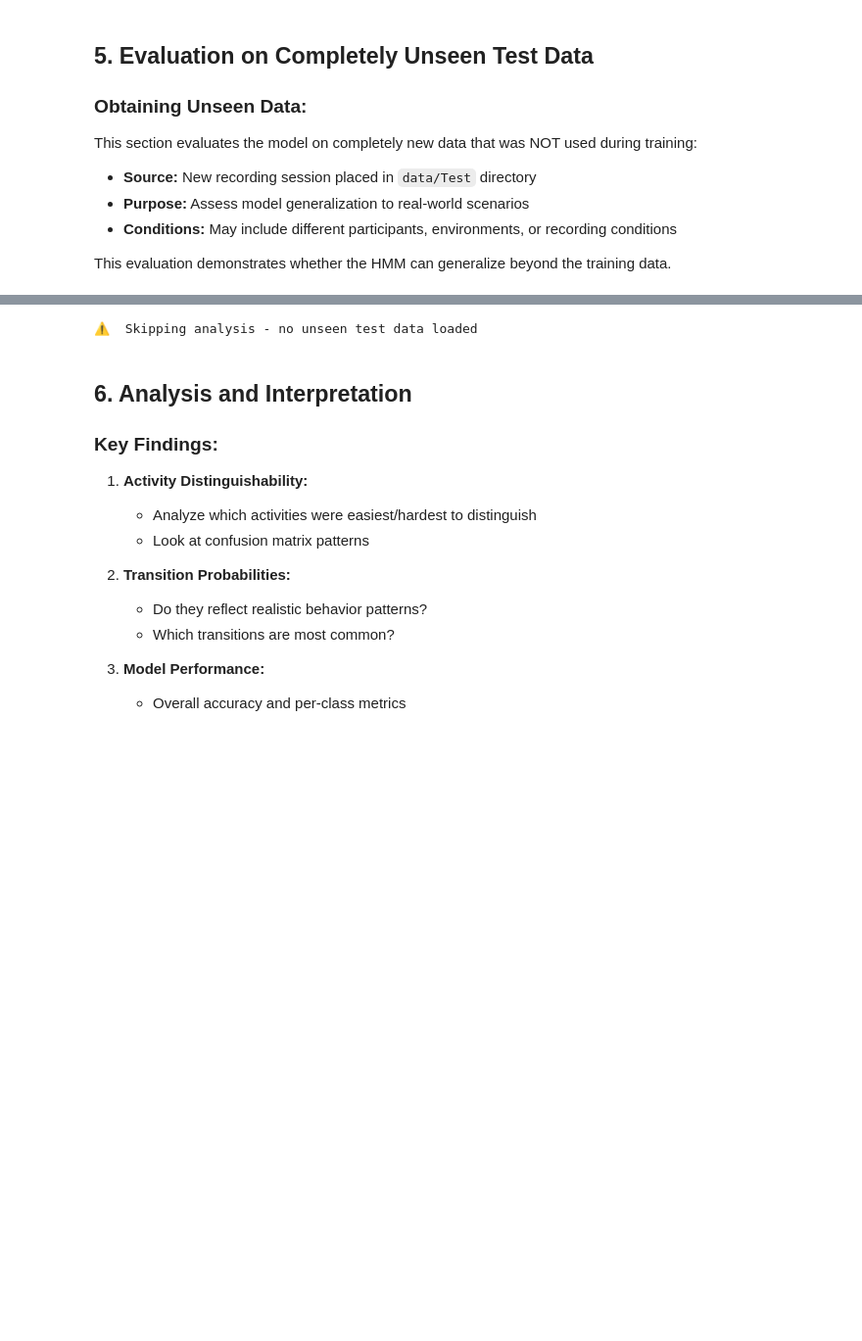
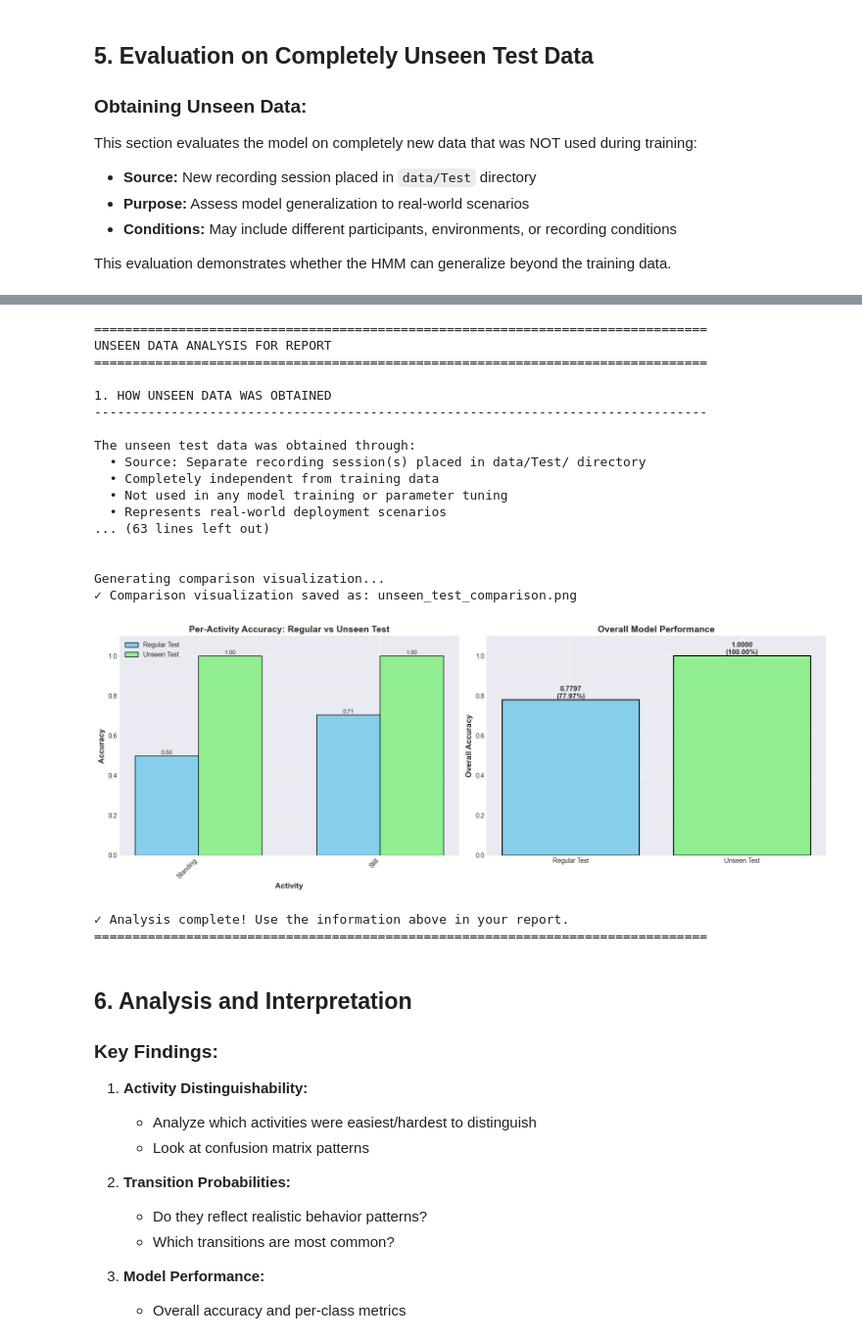
Before and after one commit to amuhirwa/HMM, a Jupyter notebook: notebook.ipynb, the cells around one changed output, grey strips where cells are left out. Shown at 98% size. Drawn from its saved outputs; the diff is of its cells as text; code cells hidden in the pictures; blank space fills up the shorter version.

```diff
--- a/notebook.ipynb
+++ b/notebook.ipynb
@@ -1996,7 +2053,7 @@ else:
 # Generate Required Evaluation Metrics Table for Unseen Data
 
 if not unseen_test_data or all(len(unseen_test_data[act]) == 0 for act in unseen_test_data):
-    print("⚠️  Skipping metrics table - no unseen test data loaded")
+    print(" Skipping metrics table - no unseen test data loaded")
 else:
     print("\n" + "="*80)
     print("DETAILED METRICS PER ACTIVITY - UNSEEN TEST DATA")
@@ -2005,7 +2062,7 @@ else:
     # Calculate detailed metrics for each class
     unseen_results_table = []
 
-    for idx, activity in enumerate(hmm.state_names):
+    for idx, activity in enumerate(unique_labels_unseen):
         # True Positives, False Positives, True Negatives, False Negatives
         tp = cm_unseen[idx, idx]
         fp = cm_unseen[:, idx].sum() - tp
@@ -2127,7 +2200,7 @@ Characteristics of unseen test data:
     print(f"\n\nPer-Activity Generalization:")
     print("-"*80)
 
-    for idx, activity in enumerate(hmm.state_names):
+    for idx, activity in enumerate(unique_labels_unseen):
         if activity in unique_unseen:
             # Regular test accuracy
             regular_correct = cm[idx, idx]
@@ -2182,7 +2255,7 @@ D. Conclusions:
     regular_accs = []
     unseen_accs = []
 
-    for idx, activity in enumerate(hmm.state_names):
+    for idx, activity in enumerate(unique_labels_unseen):
         if activity in unique_unseen:
             regular_correct = cm[idx, idx]
             regular_total = cm[idx, :].sum()
@@ -2215,34 +2288,53 @@ D. Conclusions:
             height = bar.get_height()
             axes[0].text(bar.get_x() + bar.get_width()/2., height,
                         f'{height:.2f}', ha='center', va='bottom', fontsize=9)
 
     # Overall comparison
     comparison_data = ['Regular Test', 'Unseen Test']
     comparison_accs = [accuracy, accuracy_unseen]
     colors = ['skyblue', 'lightgreen']
 
     bars = axes[1].bar(comparison_data, comparison_accs, color=colors, edgecolor='black', linewidth=1.5)
     axes[1].set_ylabel('Overall Accuracy', fontweight='bold', fontsize=12)
     axes[1].set_title('Overall Model Performance', fontweight='bold', fontsize=14)
     axes[1].set_ylim([0, 1.1])
     axes[1].grid(True, alpha=0.3, axis='y')
 
     # Add value labels
     for bar, acc in zip(bars, comparison_accs):
         height = bar.get_height()
         axes[1].text(bar.get_x() + bar.get_width()/2., height,
                     f'{acc:.4f}\n({acc*100:.2f}%)', ha='center', va='bottom',
                     fontweight='bold', fontsize=11)
 
     plt.tight_layout()
     plt.savefig('unseen_test_comparison.png', dpi=300, bbox_inches='tight')
     print("✓ Comparison visualization saved as: unseen_test_comparison.png")
     plt.show()
 
     print("\n✓ Analysis complete! Use the information above in your report.")
     print("="*80)
 # %% [output]
-⚠️  Skipping analysis - no unseen test data loaded
+================================================================================
+UNSEEN DATA ANALYSIS FOR REPORT
+================================================================================
+
+1. HOW UNSEEN DATA WAS OBTAINED
+--------------------------------------------------------------------------------
+
+The unseen test data was obtained through:
+  • Source: Separate recording session(s) placed in data/Test/ directory
+  • Completely independent from training data
+  • Not used in any model training or parameter tuning
+  • Represents real-world deployment scenarios
+... (63 lines left out)
+
+
+Generating comparison visualization...
+✓ Comparison visualization saved as: unseen_test_comparison.png
+[figure, added]
+✓ Analysis complete! Use the information above in your report.
+================================================================================
 # %% [markdown]
 ## 6. Analysis and Interpretation
 
```
Also changed, not shown: parts of 11 cells of this notebook, 6 other files.
